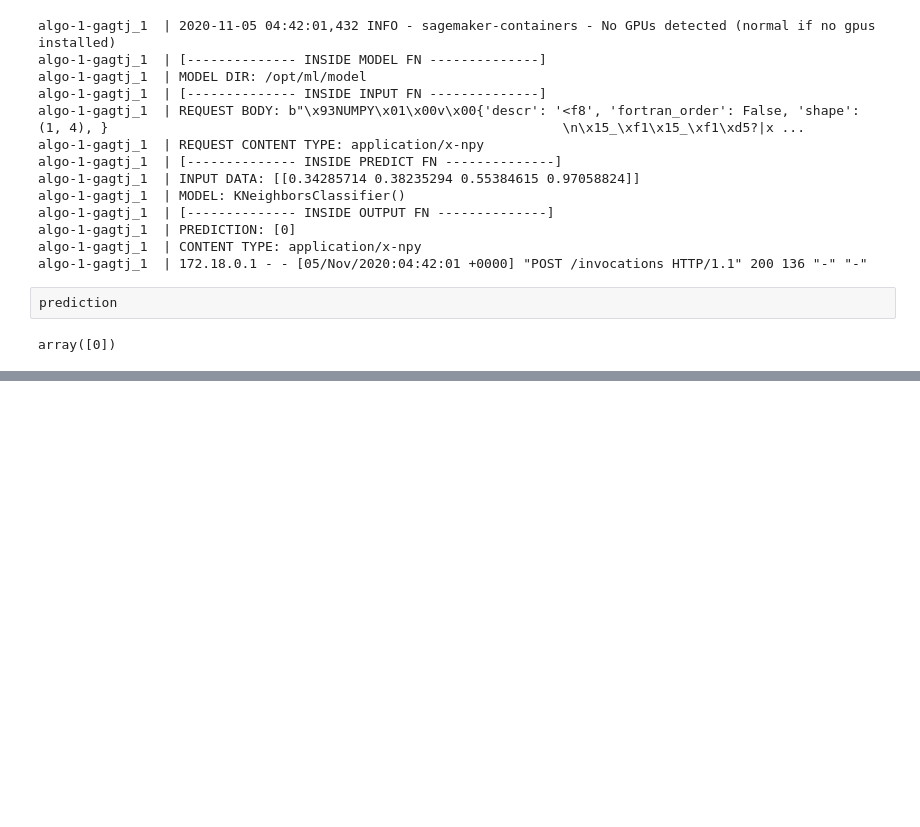
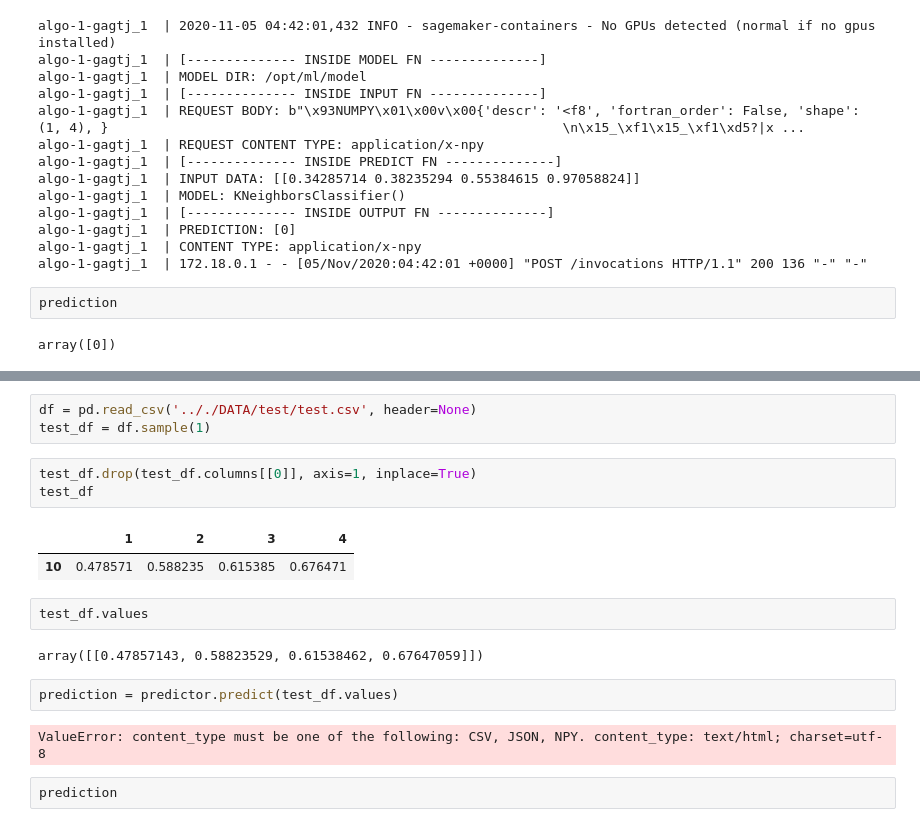
Before and after one commit to arunprsh/AI-ML-Examples, a Jupyter notebook: SageMaker/Training-Inference/5. BYOS Sklearn/BYOS Sklearn.ipynb, the cells around one changed output, grey strips where cells are left out. Saved outputs shown, nothing was run; the diff lists cells and outputs as text; blank space fills up the shorter version.

```diff
--- a/SageMaker/Training-Inference/5. BYOS Sklearn/BYOS Sklearn.ipynb
+++ b/SageMaker/Training-Inference/5. BYOS Sklearn/BYOS Sklearn.ipynb
@@ -187,0 +248,19 @@ array([0])
+# %%
+df = pd.read_csv('.././DATA/test/test.csv', header=None)
+test_df = df.sample(1)
+# %%
+test_df.drop(test_df.columns[[0]], axis=1, inplace=True)
+test_df
+# %% [output]
+|  | 1 | 2 | 3 | 4 |
+| 10 | 0.478571 | 0.588235 | 0.615385 | 0.676471 |
+# %%
+test_df.values
+# %% [output]
+array([[0.47857143, 0.58823529, 0.61538462, 0.67647059]])
+# %%
+prediction = predictor.predict(test_df.values)
+# %% [output]
+ValueError: content_type must be one of the following: CSV, JSON, NPY. content_type: text/html; charset=utf-8
+# %%
+prediction
```
Also changed, not shown: parts of 10 cells of this notebook, 2 other files.
